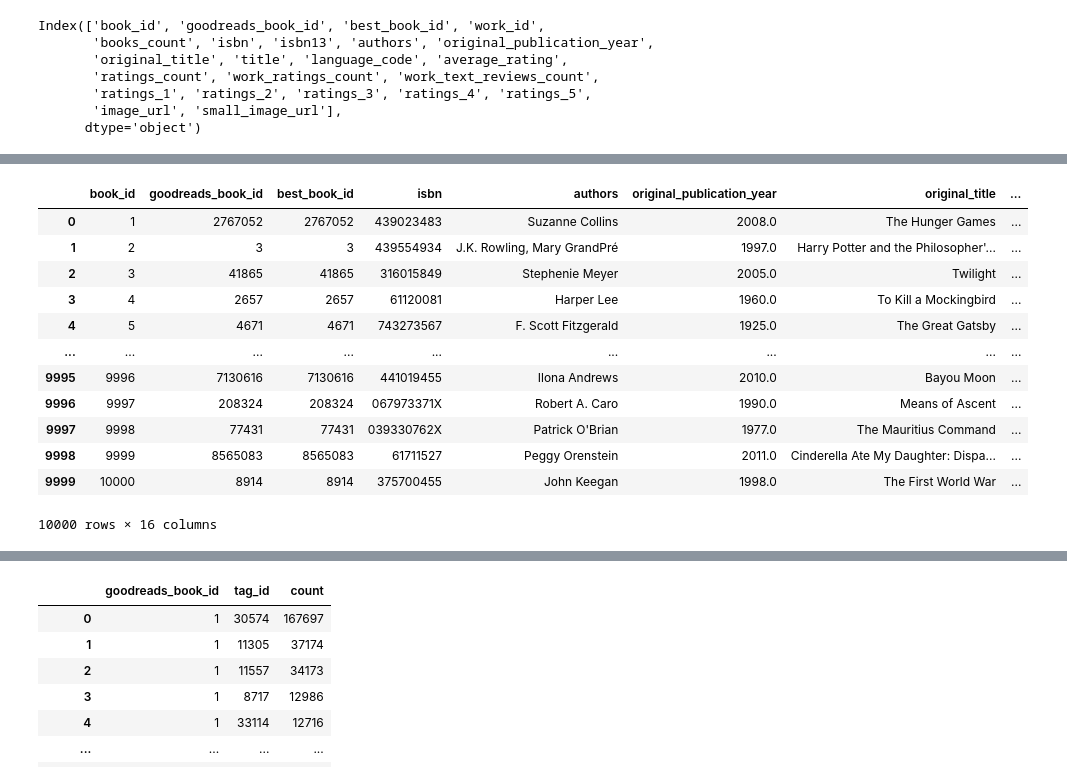
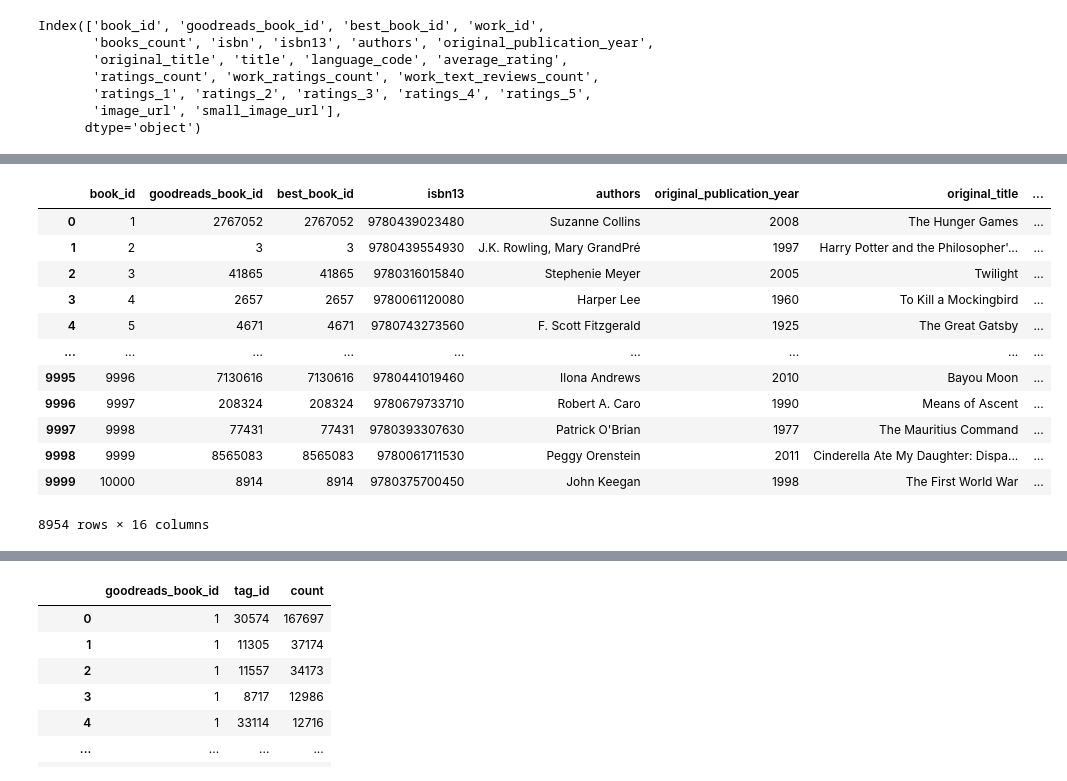
Before and after one commit to Recomandation-System-Simplon/Librairie_recommandation, a Jupyter notebook: DossierWorks/DataAnalyse.ipynb, the cells around one changed output, grey strips where cells are left out. Saved outputs shown, nothing was run; the diff lists cells and outputs as text; code cells hidden in the pictures.

Commit message:
isbn12 to int and try merge

```diff
--- a/DossierWorks/DataAnalyse.ipynb
+++ b/DossierWorks/DataAnalyse.ipynb
@@ -67,34 +68,37 @@ dtype: object
 # %%
 liste_colonne = [
     "work_id",
     "books_count",
-    "isbn13",
+    "isbn",
     "average_rating",
     "language_code",
     "image_url",
     "small_image_url",
 ]
 
 data_books = books
 
 for i in liste_colonne:
     data_books = data_books.drop(columns=i)
 
+data_books=data_books.dropna()
+data_books["isbn13"]=data_books["isbn13"].map(int)
+data_books["original_publication_year"]=data_books["original_publication_year"].map(int)
 data_books
 # %% [output]
-|  | book_id | goodreads_book_id | best_book_id | isbn | authors | original_publication_year | original_title | ... |
-| 0 | 1 | 2767052 | 2767052 | 439023483 | Suzanne Collins | 2008.0 | The Hunger Games | ... |
-| 1 | 2 | 3 | 3 | 439554934 | J.K. Rowling, Mary GrandPré | 1997.0 | Harry Potter and the Philosopher'... | ... |
-| 2 | 3 | 41865 | 41865 | 316015849 | Stephenie Meyer | 2005.0 | Twilight | ... |
-| 3 | 4 | 2657 | 2657 | 61120081 | Harper Lee | 1960.0 | To Kill a Mockingbird | ... |
-| 4 | 5 | 4671 | 4671 | 743273567 | F. Scott Fitzgerald | 1925.0 | The Great Gatsby | ... |
+|  | book_id | goodreads_book_id | best_book_id | isbn13 | authors | original_publication_year | original_title | ... |
+| 0 | 1 | 2767052 | 2767052 | 9780439023480 | Suzanne Collins | 2008 | The Hunger Games | ... |
+| 1 | 2 | 3 | 3 | 9780439554930 | J.K. Rowling, Mary GrandPré | 1997 | Harry Potter and the Philosopher'... | ... |
+| 2 | 3 | 41865 | 41865 | 9780316015840 | Stephenie Meyer | 2005 | Twilight | ... |
+| 3 | 4 | 2657 | 2657 | 9780061120080 | Harper Lee | 1960 | To Kill a Mockingbird | ... |
+| 4 | 5 | 4671 | 4671 | 9780743273560 | F. Scott Fitzgerald | 1925 | The Great Gatsby | ... |
 | ... | ... | ... | ... | ... | ... | ... | ... | ... |
-| 9995 | 9996 | 7130616 | 7130616 | 441019455 | Ilona Andrews | 2010.0 | Bayou Moon | ... |
-| 9996 | 9997 | 208324 | 208324 | 067973371X | Robert A. Caro | 1990.0 | Means of Ascent | ... |
-| 9997 | 9998 | 77431 | 77431 | 039330762X | Patrick O'Brian | 1977.0 | The Mauritius Command | ... |
-| 9998 | 9999 | 8565083 | 8565083 | 61711527 | Peggy Orenstein | 2011.0 | Cinderella Ate My Daughter: Dispa... | ... |
-| 9999 | 10000 | 8914 | 8914 | 375700455 | John Keegan | 1998.0 | The First World War | ... |
+| 9995 | 9996 | 7130616 | 7130616 | 9780441019460 | Ilona Andrews | 2010 | Bayou Moon | ... |
+| 9996 | 9997 | 208324 | 208324 | 9780679733710 | Robert A. Caro | 1990 | Means of Ascent | ... |
+| 9997 | 9998 | 77431 | 77431 | 9780393307630 | Patrick O'Brian | 1977 | The Mauritius Command | ... |
+| 9998 | 9999 | 8565083 | 8565083 | 9780061711530 | Peggy Orenstein | 2011 | Cinderella Ate My Daughter: Dispa... | ... |
+| 9999 | 10000 | 8914 | 8914 | 9780375700450 | John Keegan | 1998 | The First World War | ... |
-10000 rows × 16 columns
+8954 rows × 16 columns
 # %%
 data_books.dtypes
 # %% [output]
```
Also changed, not shown: parts of 5 cells of this notebook.
